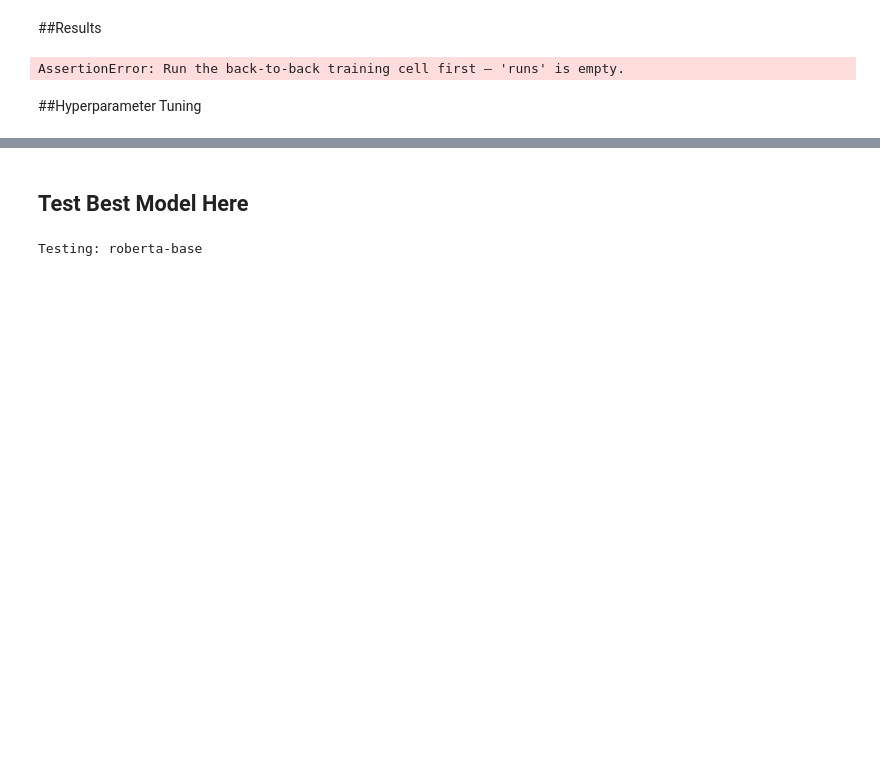
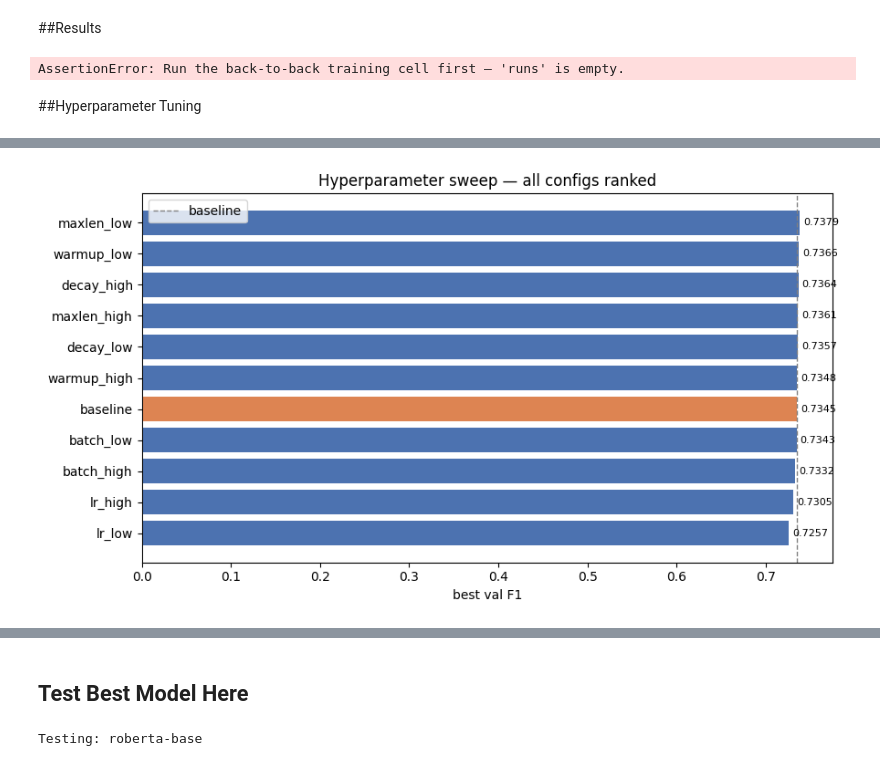
Before and after one commit to jessicachan0831-dot/NLP_Final, a Jupyter notebook: binary_model_NLP.ipynb, the cells around one changed output, grey strips where cells are left out. Saved outputs shown, nothing was run; the diff lists cells and outputs as text; code cells hidden in the pictures; blank space fills up the shorter version.

Commit message:
best hp model testing

```diff
--- a/binary_model_NLP.ipynb
+++ b/binary_model_NLP.ipynb
@@ -784,0 +797,80 @@ NameError: name 'train_df' is not defined
+# %%
+import pandas as pd
+import matplotlib.pyplot as plt
+import numpy as np
+
+SWEEP_CSV = "/content/drive/MyDrive/NLP_Final/Results/hyperparameter_sweep.csv"
+sweep = pd.read_csv(SWEEP_CSV)
+
+print(f"Configs completed: {len(sweep)} / 11")
+print(sweep[["config_name", "lr", "batch_size", "max_len", "weight_decay",
+             "warmup_steps", "best_val_f1", "final_val_f1", "final_val_acc", "minutes"]]
+      .sort_values("best_val_f1", ascending=False)
+      .to_string(index=False))
+
+# --- 1. overall ranking — all configs sorted by best val F1 ---
+fig, ax = plt.subplots(figsize=(9, 5))
+sorted_sweep = sweep.sort_values("best_val_f1", ascending=True)
+colors = ["#DD8452" if n == "baseline" else "#4C72B0" for n in sorted_sweep["config_name"]]
+bars = ax.barh(sorted_sweep["config_name"], sorted_sweep["best_val_f1"], color=colors)
+ax.bar_label(bars, fmt="%.4f", padding=3, fontsize=8)
+ax.set_xlabel("best val F1")
+ax.set_title("Hyperparameter sweep — all configs ranked")
+ax.axvline(sweep.loc[sweep["config_name"] == "baseline", "best_val_f1"].values[0],
+           color="gray", linestyle="--", linewidth=1, label="baseline")
+ax.legend()
+plt.tight_layout()
+plt.savefig("/content/drive/MyDrive/NLP_Final/Results/sweep_ranking.png", dpi=120)
+plt.show()
+
+# --- 2. grouped by hyperparameter — low vs. baseline vs. high, one subplot per HP ---
+hp_groups = {
+    "lr":            ["lr_low", "baseline", "lr_high"],
+    "batch_size":    ["batch_low", "baseline", "batch_high"],
+    "max_len":       ["maxlen_low", "baseline", "maxlen_high"],
+    "weight_decay":  ["decay_low", "baseline", "decay_high"],
+    "warmup_steps":  ["warmup_low", "baseline", "warmup_high"],
+}
+
+fig, axes = plt.subplots(1, 5, figsize=(20, 4), sharey=True)
+baseline_f1 = sweep.loc[sweep["config_name"] == "baseline", "best_val_f1"].values[0]
+
+for ax, (hp_name, config_names) in zip(axes, hp_groups.items()):
+    subset = sweep[sweep["config_name"].isin(config_names)].copy()
+    # order low -> baseline -> high regardless of CSV row order
+    subset["order"] = subset["config_name"].apply(lambda n: config_names.index(n))
+    subset = subset.sort_values("order")
+
+    if subset.empty:
+        ax.set_visible(False)
+        continue
+
+    x_labels = [c.replace(f"{hp_name.split('_')[0]}_", "").replace("baseline", "base")
+                for c in subset["config_name"]]
+    bar_colors = ["#4C72B0" if "low" in n else "#DD8452" if "high" in n else "#55A868"
+                  for n in subset["config_name"]]
+    bars = ax.bar(x_labels, subset["best_val_f1"], color=bar_colors)
+    ax.bar_label(bars, fmt="%.3f", fontsize=8)
+    ax.axhline(baseline_f1, color="gray", linestyle="--", linewidth=1)
+    ax.set_title(hp_name)
+    ax.set_ylim(sweep["best_val_f1"].min() * 0.97, sweep["best_val_f1"].max() * 1.02)
+
+axes[0].set_ylabel("best val F1")
+fig.suptitle("Effect of each hyperparameter (low / baseline / high)", fontsize=13)
+plt.tight_layout()
+plt.savefig("/content/drive/MyDrive/NLP_Final/Results/sweep_by_hyperparameter.png", dpi=120)
+plt.show()
+
+# --- 3. training time vs. performance — sanity check for cost/benefit ---
+fig, ax = plt.subplots(figsize=(7, 5))
+ax.scatter(sweep["minutes"], sweep["best_val_f1"], s=60, color="#4C72B0")
+for _, row in sweep.iterrows():
+    ax.annotate(row["config_name"], (row["minutes"], row["best_val_f1"]),
+                fontsize=7, xytext=(3, 3), textcoords="offset points")
+ax.set_xlabel("training time (minutes)")
+ax.set_ylabel("best val F1")
+ax.set_title("Val F1 vs. training time per config")
+plt.tight_layout()
+plt.savefig("/content/drive/MyDrive/NLP_Final/Results/sweep_time_vs_f1.png", dpi=120)
+plt.show()
+# %% [output]
@@ -784,0 +890 @@ NameError: name 'train_df' is not defined
+[figure, added]
```
Also changed, not shown: parts of 7 cells of this notebook.
